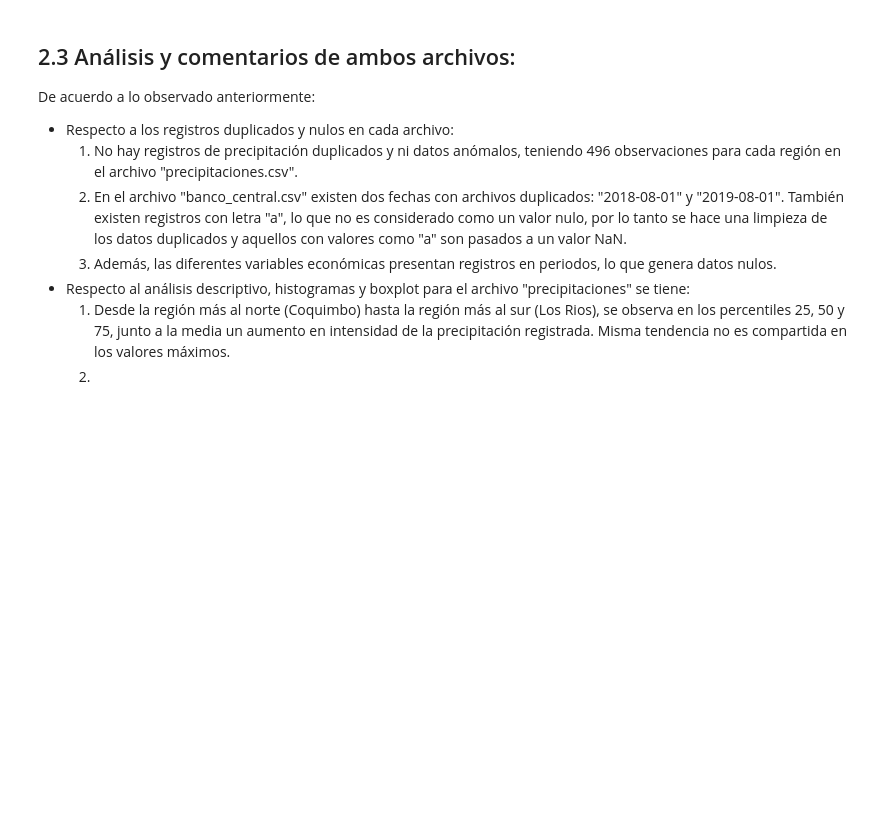
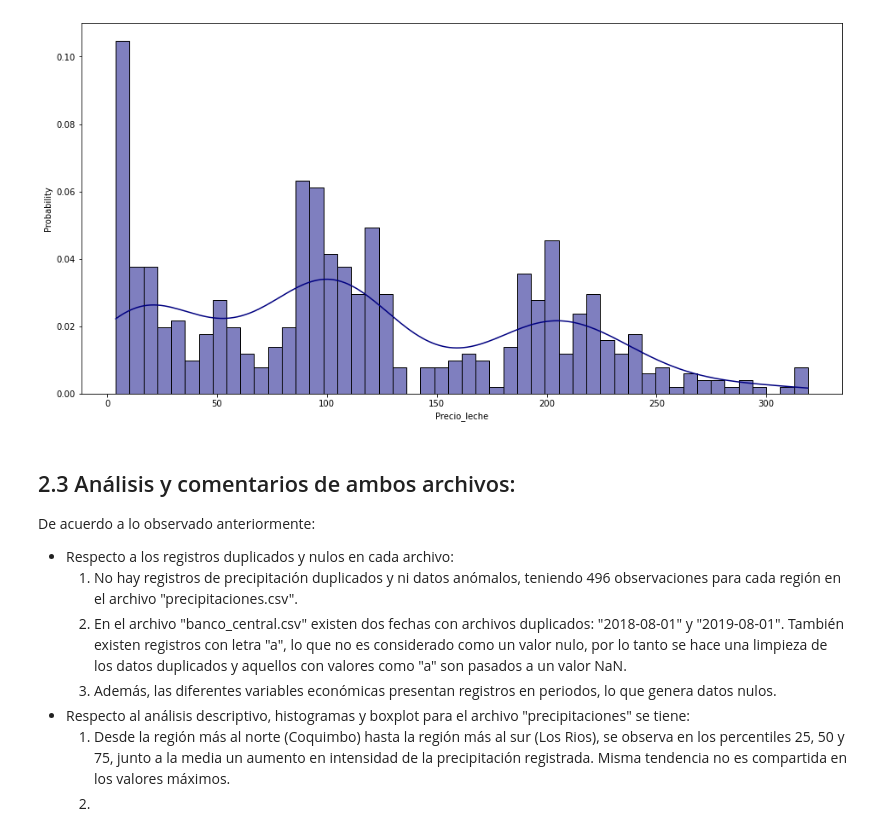
Before and after one commit to maniconaji/desafio_spike_precios, a Jupyter notebook: DesafíoSpikeManuelHuerta_v2.ipynb, the cells around one changed output. Saved outputs shown, nothing was run; the diff lists cells and outputs as text; code cells hidden in the pictures; blank space fills up the shorter version.

```diff
--- a/DesafíoSpikeManuelHuerta_v2.ipynb
+++ b/DesafíoSpikeManuelHuerta_v2.ipynb
@@ -169,3 +269,17 @@ writer.close()
+# %%
+fig, ax = plt.subplots(figsize = (16, 8))
+
+_ = sns.histplot(
+    data    = df_leche_cleaned,
+    x       = "Precio_leche",
+    color   = "navy",
+    stat    = "probability",
+    bins    = 5*k_bins(df_leche_cleaned["Precio_leche"].count()),
+    kde     = True,
+    ax      = ax
+)
+# %% [output]
+[figure, added]
 # %% [markdown]
 ## 2.3 Análisis y comentarios de ambos archivos:
 
```
Also changed, not shown: parts of 48 cells of this notebook, 1 other file.
